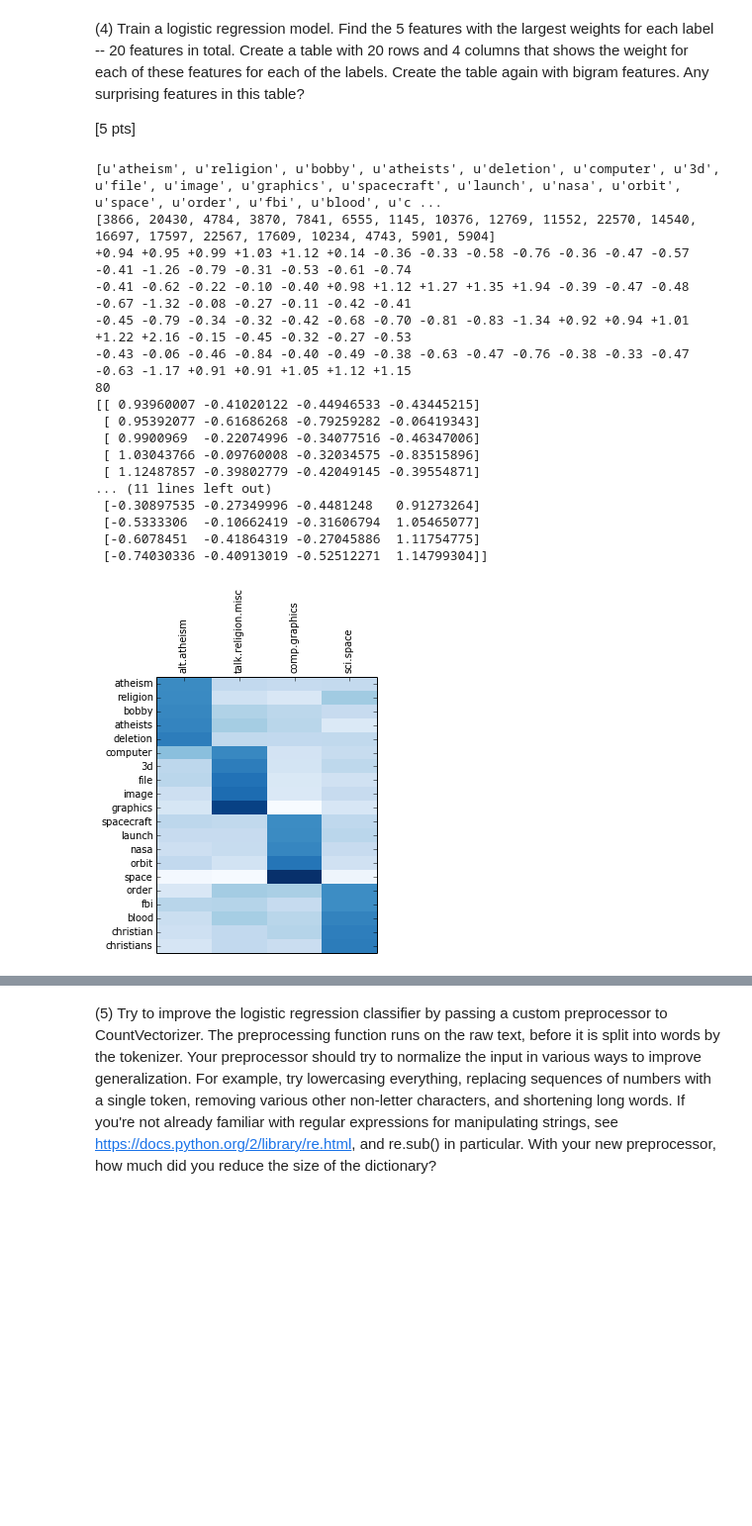
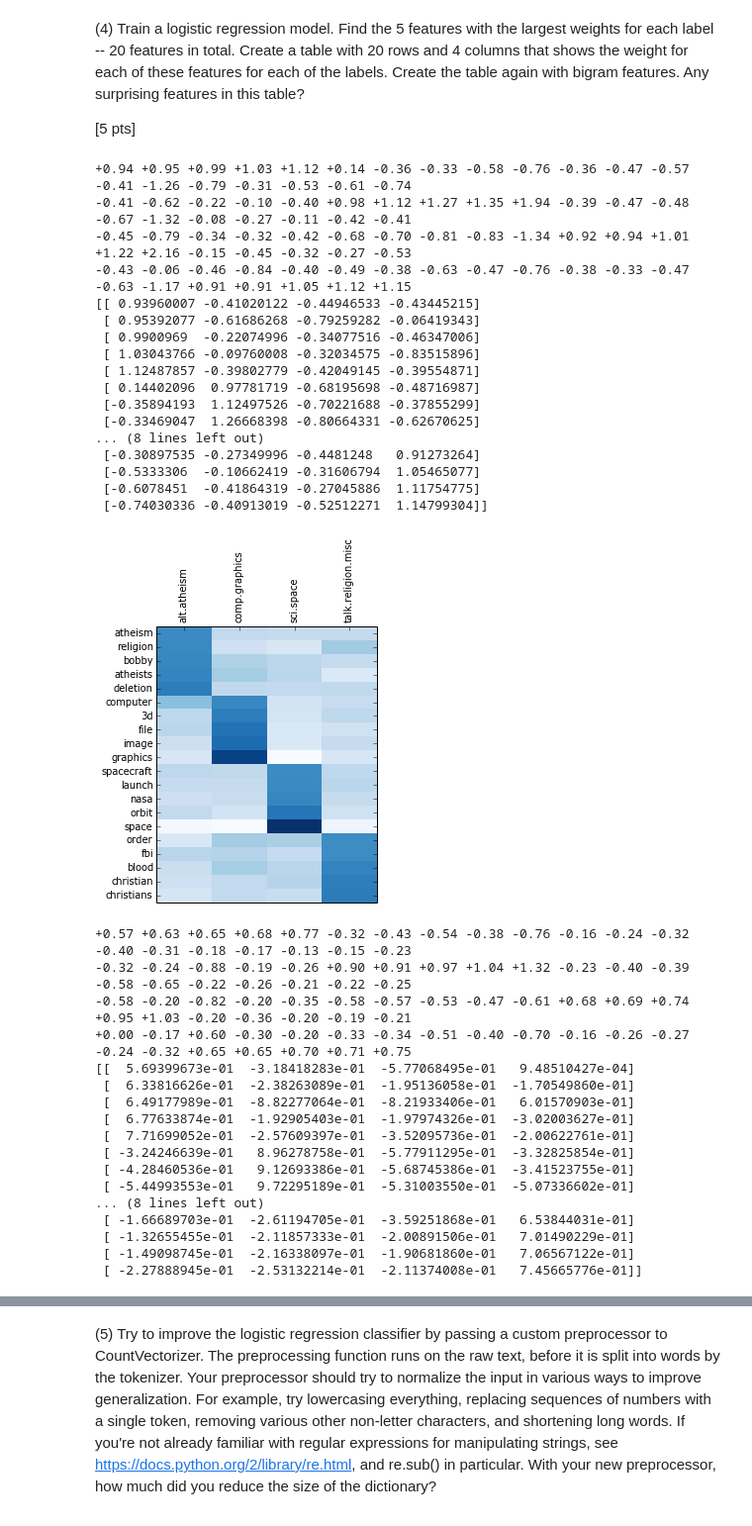
Before and after one commit to dails08/finna-be-avenger, a Jupyter notebook: chris_dailey_p2.ipynb, the cells around one changed output, grey strips where cells are left out. Shown at 99% size. Saved outputs shown, nothing was run; the diff lists cells and outputs as text; code cells hidden in the pictures; blank space fills up the shorter version.

```diff
--- a/chris_dailey_p2.ipynb
+++ b/chris_dailey_p2.ipynb
@@ -284,56 +285,73 @@ def make_grid(n):
         [keywords.append(cv4.get_feature_names()[j]) for j in np.argsort(i)[-5:]]
     #for j in map(lambda j: cv4.get_feature_names()[j], np.argsort(i)[-5:]):
      #   keywords.append(j)
-
-    print keywords
-    print features
+    #print keywords
+    #print features
 #lr4 = LogisticRegression().fit(train_data, train_label)
 
-    for i in range(len(categories)):
+    for i in range(len(newsgroups_train.target_names)):
         line = ""#categories[i] + "\t"
         for j in features:
             line = line + "{:+3.2f}".format(lr4.coef_[i][j]) + " "
             values.append(lr4.coef_[i][j])
         print line
-    print len(values)
-    print np.reshape(values, (20,4), order = "F")
+    #print len(values)
+    values = np.reshape(values, (20,4), order = "F")
+    print values
     fig, ax = plt.subplots()
     fig.set_size_inches(4,5)
-    ax.pcolor(np.reshape(values, (20,4), order = "F"), cmap=plt.cm.Blues)
+    ax.pcolor(values, cmap=plt.cm.Blues)
 
     ax.set_yticks(np.arange(20) + 0.5, minor=False)
     ax.set_xticks(np.arange(4) + .5, minor=False)
 
     ax.invert_yaxis()
     ax.xaxis.tick_top()
-    ax.set_xticklabels(categories)
+    ax.set_xticklabels(newsgroups_train.target_names)
     ax.set_yticklabels(keywords)
     plt.xticks(rotation = 90)
     plt.show()
 
 make_grid(1)
 print ""
 print ""
-#make_grid(2)
+make_grid(2)
 
 ### STUDENT END ###
 #P4()
 # %% [output]
-[u'atheism', u'religion', u'bobby', u'atheists', u'deletion', u'computer', u'3d', u'file', u'image', u'graphics', u'spacecraft', u'launch', u'nasa', u'orbit', u'space', u'order', u'fbi', u'blood', u'c ...
-[3866, 20430, 4784, 3870, 7841, 6555, 1145, 10376, 12769, 11552, 22570, 14540, 16697, 17597, 22567, 17609, 10234, 4743, 5901, 5904]
 +0.94 +0.95 +0.99 +1.03 +1.12 +0.14 -0.36 -0.33 -0.58 -0.76 -0.36 -0.47 -0.57 -0.41 -1.26 -0.79 -0.31 -0.53 -0.61 -0.74
 -0.41 -0.62 -0.22 -0.10 -0.40 +0.98 +1.12 +1.27 +1.35 +1.94 -0.39 -0.47 -0.48 -0.67 -1.32 -0.08 -0.27 -0.11 -0.42 -0.41
 -0.45 -0.79 -0.34 -0.32 -0.42 -0.68 -0.70 -0.81 -0.83 -1.34 +0.92 +0.94 +1.01 +1.22 +2.16 -0.15 -0.45 -0.32 -0.27 -0.53
 -0.43 -0.06 -0.46 -0.84 -0.40 -0.49 -0.38 -0.63 -0.47 -0.76 -0.38 -0.33 -0.47 -0.63 -1.17 +0.91 +0.91 +1.05 +1.12 +1.15
-80
 [[ 0.93960007 -0.41020122 -0.44946533 -0.43445215]
  [ 0.95392077 -0.61686268 -0.79259282 -0.06419343]
  [ 0.9900969  -0.22074996 -0.34077516 -0.46347006]
  [ 1.03043766 -0.09760008 -0.32034575 -0.83515896]
  [ 1.12487857 -0.39802779 -0.42049145 -0.39554871]
-... (11 lines left out)
+ [ 0.14402096  0.97781719 -0.68195698 -0.48716987]
+ [-0.35894193  1.12497526 -0.70221688 -0.37855299]
+ [-0.33469047  1.26668398 -0.80664331 -0.62670625]
+... (8 lines left out)
  [-0.30897535 -0.27349996 -0.4481248   0.91273264]
  [-0.5333306  -0.10662419 -0.31606794  1.05465077]
  [-0.6078451  -0.41864319 -0.27045886  1.11754775]
  [-0.74030336 -0.40913019 -0.52512271  1.14799304]]
-[figure, old version]
+[figure, new version]
++0.57 +0.63 +0.65 +0.68 +0.77 -0.32 -0.43 -0.54 -0.38 -0.76 -0.16 -0.24 -0.32 -0.40 -0.31 -0.18 -0.17 -0.13 -0.15 -0.23
+-0.32 -0.24 -0.88 -0.19 -0.26 +0.90 +0.91 +0.97 +1.04 +1.32 -0.23 -0.40 -0.39 -0.58 -0.65 -0.22 -0.26 -0.21 -0.22 -0.25
+-0.58 -0.20 -0.82 -0.20 -0.35 -0.58 -0.57 -0.53 -0.47 -0.61 +0.68 +0.69 +0.74 +0.95 +1.03 -0.20 -0.36 -0.20 -0.19 -0.21
++0.00 -0.17 +0.60 -0.30 -0.20 -0.33 -0.34 -0.51 -0.40 -0.70 -0.16 -0.26 -0.27 -0.24 -0.32 +0.65 +0.65 +0.70 +0.71 +0.75
+[[  5.69399673e-01  -3.18418283e-01  -5.77068495e-01   9.48510427e-04]
+ [  6.33816626e-01  -2.38263089e-01  -1.95136058e-01  -1.70549860e-01]
+ [  6.49177989e-01  -8.82277064e-01  -8.21933406e-01   6.01570903e-01]
+ [  6.77633874e-01  -1.92905403e-01  -1.97974326e-01  -3.02003627e-01]
+ [  7.71699052e-01  -2.57609397e-01  -3.52095736e-01  -2.00622761e-01]
+ [ -3.24246639e-01   8.96278758e-01  -5.77911295e-01  -3.32825854e-01]
+ [ -4.28460536e-01   9.12693386e-01  -5.68745386e-01  -3.41523755e-01]
+ [ -5.44993553e-01   9.72295189e-01  -5.31003550e-01  -5.07336602e-01]
+... (8 lines left out)
+ [ -1.66689703e-01  -2.61194705e-01  -3.59251868e-01   6.53844031e-01]
+ [ -1.32655455e-01  -2.11857333e-01  -2.00891506e-01   7.01490229e-01]
+ [ -1.49098745e-01  -2.16338097e-01  -1.90681860e-01   7.06567122e-01]
+ [ -2.27888945e-01  -2.53132214e-01  -2.11374008e-01   7.45665776e-01]]
```
Also changed, not shown: parts of 4 cells of this notebook.
